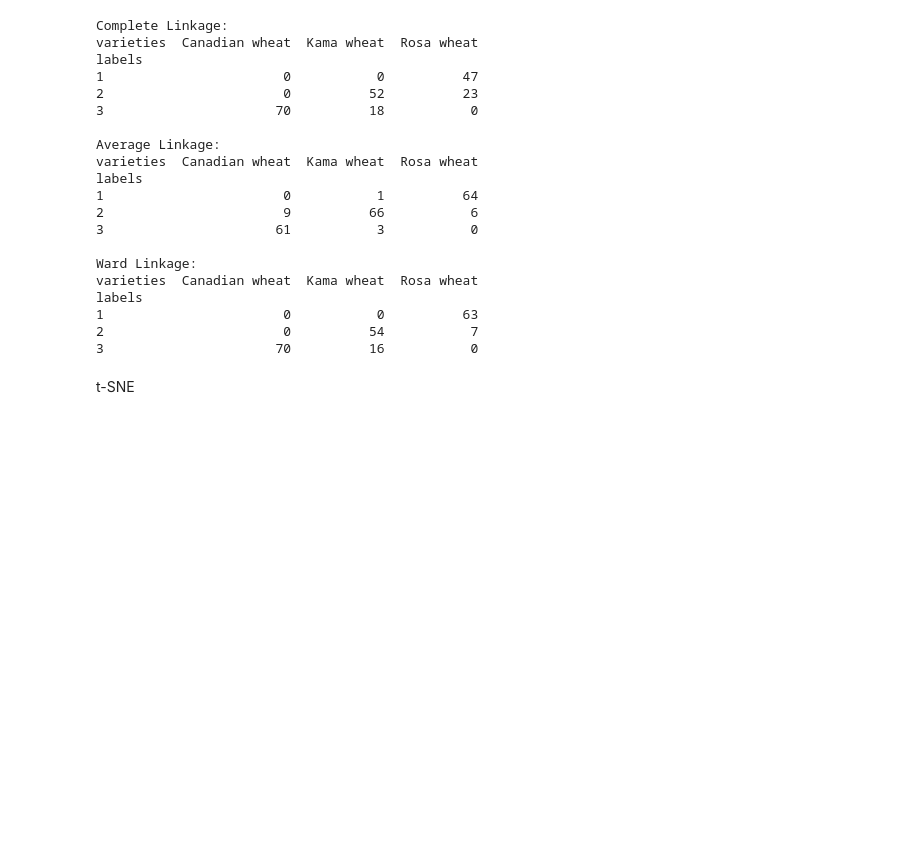
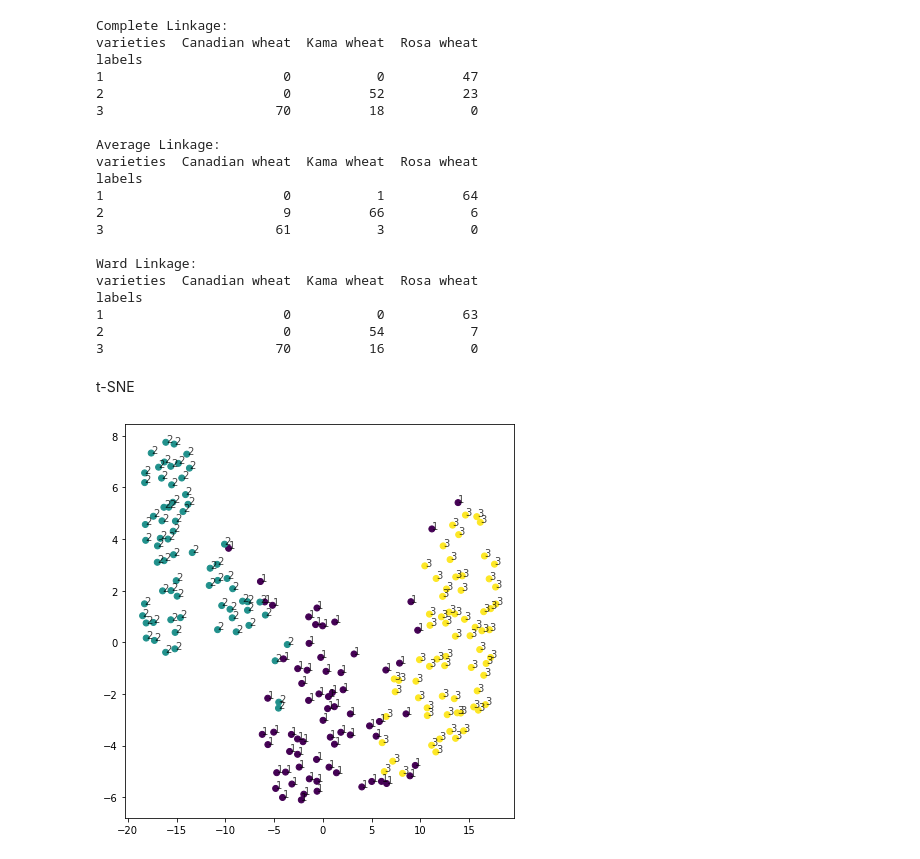
Before and after one commit to MaudDK/unsupervised-learning-scikit-grains-dataset, a Jupyter notebook: explore.ipynb, the cells around one changed output. Saved outputs shown, nothing was run; the diff lists cells and outputs as text; code cells hidden in the pictures; blank space fills up the shorter version.

Commit message:
Completed TSNE

```diff
--- a/explore.ipynb
+++ b/explore.ipynb
@@ -224,3 +224,20 @@ labels
 3                      70          16           0
 # %% [markdown]
 t-SNE
+# %%
+from sklearn.manifold import TSNE
+model = TSNE(learning_rate=150, perplexity= 30, n_iter= 5000)
+tsne_features = model.fit_transform(X)
+
+xs = tsne_features[:,0]
+ys = tsne_features[:,1]
+
+# Scatter plot, coloring by variety_numbers
+fig = plt.figure(figsize=(6, 6), tight_layout = True)
+plt.scatter(xs, ys, c=grains['variety_number'])
+for x, y, val in zip(xs, ys, grains['variety_number']):
+    plt.annotate(val, (x, y), fontsize=10, alpha=0.75)
+
+plt.show()
+# %% [output]
+[figure, added]
```
Also changed, not shown: parts of 1 cell of this notebook.
